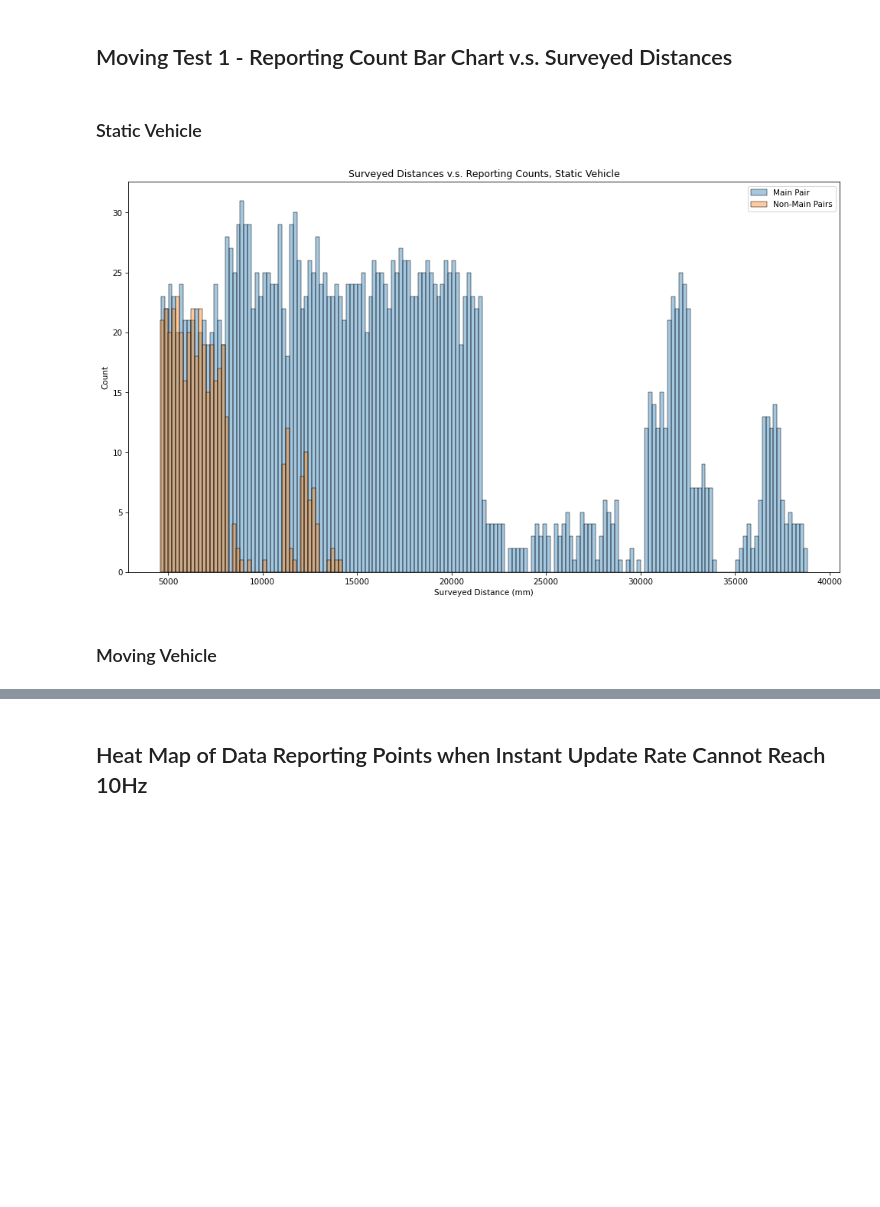
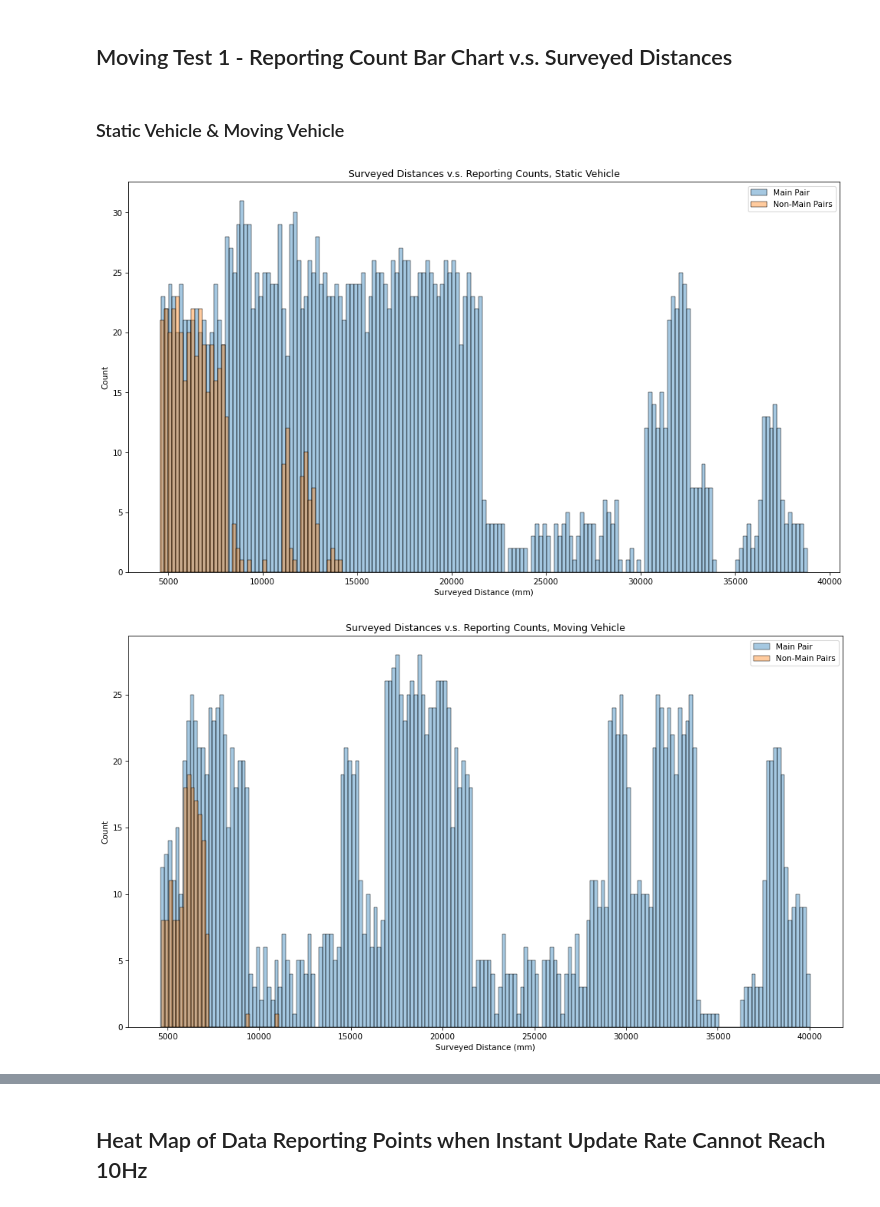
Before and after one commit to hegxiten/UWB-Lab-Rutgers-Rail, a Jupyter notebook: UWB_Ranging_System_Design_and_Testing/uwb_ranging_fieldtest_results/CONCISE_moving_test.ipynb, the cells around one changed output, grey strips where cells are left out. Cells and saved outputs as stored; diff of their text form; code cells hidden in the pictures; blank space fills up the shorter version.

```diff
--- a/UWB_Ranging_System_Design_and_Testing/uwb_ranging_fieldtest_results/CONCISE_moving_test.ipynb
+++ b/UWB_Ranging_System_Design_and_Testing/uwb_ranging_fieldtest_results/CONCISE_moving_test.ipynb
@@ -114,6 +114,10 @@ list_df_time_idx_moving = []
 list_df_dist_idx_static = []
 list_df_dist_idx_moving = []
 
+# Combination of All, Indexed by Instance Speed by Markers
+list_df_spd_idx_static = []
+list_df_spd_idx_moving = []
+
 for raw_name in all_test_names:
     parsing_results = moving_tests.get(raw_name)
     if not parsing_results:
@@ -124,6 +128,7 @@ for raw_name in all_test_names:
     for veh in parsing_results["vehicles"]:
         df_veh_time_idx = parsing_results[veh]["df_veh_time_idx"]
         df_veh_dist_idx = parsing_results[veh]["df_veh_dist_idx"]
+        df_veh_spd_idx = parsing_results[veh]["df_veh_spd_idx"]
         veh_err_bins = parsing_results[veh]["veh_err_bins"]
         df_stats_pairwise = parsing_results[veh]['df_stats_pairwise']
         df_stats_aggregated = parsing_results[veh]['df_stats_aggregated']
@@ -131,12 +136,14 @@ for raw_name in all_test_names:
             df_static_time_idx, static_bins = df_veh_time_idx, veh_err_bins
             list_df_time_idx_static.append(df_veh_time_idx)
             list_df_dist_idx_static.append(df_veh_dist_idx)
+            list_df_spd_idx_static.append(df_veh_spd_idx)
             static_stats_list_pairwise.append(df_stats_pairwise)
             static_stats_list_aggregated.append(df_stats_aggregated)
         elif veh == MOVING_VEH:
             df_moving_time_idx, moving_bins = df_veh_time_idx, veh_err_bins
             list_df_time_idx_moving.append(df_veh_time_idx)
             list_df_dist_idx_moving.append(df_veh_dist_idx)
+            list_df_spd_idx_moving.append(df_veh_spd_idx)
             moving_stats_list_pairwise.append(df_stats_pairwise)
             moving_stats_list_aggregated.append(df_stats_aggregated)
 
@@ -155,8 +162,10 @@ df_all_moving_stats_aggregated["Main Pair Counts"] = np.array(
 
 df_all_static_stats_dist_idx = pd.concat(list_df_dist_idx_static)
 df_all_static_stats_time_idx = pd.concat(list_df_time_idx_static)
+df_all_static_stats_spd_idx = pd.concat(list_df_spd_idx_static)
 df_all_moving_stats_dist_idx = pd.concat(list_df_dist_idx_moving)
 df_all_moving_stats_time_idx = pd.concat(list_df_time_idx_moving)
+df_all_moving_stats_spd_idx = pd.concat(list_df_spd_idx_moving)
 # %% [markdown]
 ## Moving Test 1 Overall Stats, Downtime
 # %%
@@ -618,43 +541,50 @@ plt.show()
 # %% [markdown]
 ## Moving Test 1 - Reporting Count Bar Chart v.s. Surveyed Distances
 # %% [markdown]
-### Static Vehicle
+### Static Vehicle & Moving Vehicle
 # %%
 dist_bin = 200
 
-static_veh_main_pair = (df_all_static_stats_time_idx[
-    (df_all_static_stats_time_idx["Initiating Master"] == static_main_master) &
-    (df_all_static_stats_time_idx["Reporting Slave"] == static_master_slave_mapping[static_main_master][0])]
-    ).sort_index()
+for df_veh_time_idx_all_tests in [df_all_static_stats_time_idx, df_all_moving_stats_time_idx]:
+    if df_veh_time_idx_all_tests['Initiating Vehicle'].unique()[0] == STATIC_VEH:
+        veh_name = "Static"
+    if df_veh_time_idx_all_tests['Initiating Vehicle'].unique()[0] == MOVING_VEH:
+        veh_name = "Moving"
+    main_df = df_veh_time_idx_all_tests[
+        (df_veh_time_idx_all_tests["Is Main Master"] == True) &
+        (df_veh_time_idx_all_tests["Is Main Slave"] == True)
+    ]
+    main_df = main_df[main_df.index.notnull()]
 
-static_veh_non_main = (df_all_static_stats_time_idx[
-    (df_all_static_stats_time_idx["Initiating Master"] != static_main_master) |
-    (df_all_static_stats_time_idx["Reporting Slave"] != static_master_slave_mapping[static_main_master][0])]
-    ).sort_index()
+    non_main_df = df_veh_time_idx_all_tests[
+        (df_veh_time_idx_all_tests["Is Main Master"] != True) |
+        (df_veh_time_idx_all_tests["Is Main Slave"] != True)
+    ]
+    non_main_df = non_main_df[non_main_df.index.notnull()]
 
-figure = plt.figure(figsize=(16, 9), dpi=PLOTTING_DPI)
-ax1 = figure.add_subplot(111)
-# Static Main Pair
-hist_1 = sns.histplot(data=static_veh_main_pair.reset_index(),
-                      x=static_veh_main_pair.reset_index()["Surveyed Distance (mm)"],
-                      binwidth=dist_bin,
-                      ax=ax1,
-                      color="C0",
-                      alpha=0.4,
-                      label="Main Pair")
+    figure = plt.figure(figsize=(16, 9), dpi=PLOTTING_DPI)
+    ax1 = figure.add_subplot(111)
 
-# Static Non-Main Pairs
-hist_2 = sns.histplot(data=static_veh_non_main.reset_index(),
-                      x=static_veh_non_main.reset_index()["Surveyed Distance (mm)"],
-                      binwidth=dist_bin,
-                      ax=ax1,
-                      color="C1",
-                      alpha=0.4,
-                      label="Non-Main Pairs")
-ax1.set_title("Surveyed Distances v.s. Reporting Counts, Static Vehicle")
-ax1.legend()
+    # Main Pair
+    hist_1 = sns.histplot(data=main_df.reset_index(),
+                        x=main_df.reset_index()["Surveyed Distance (mm)"],
+                        binwidth=dist_bin,
+                        ax=ax1,
+                        color="C0",
+                        alpha=0.4,
+                        label="Main Pair")
+
+    # Non-Main Pairs
+    hist_2 = sns.histplot(data=non_main_df.reset_index(),
+                        x=non_main_df.reset_index()["Surveyed Distance (mm)"],
+                        binwidth=dist_bin,
+                        ax=ax1,
+                        color="C1",
+                        alpha=0.4,
+                        label="Non-Main Pairs")
+    ax1.set_title("Surveyed Distances v.s. Reporting Counts, {} Vehicle".format(veh_name))
+    ax1.legend()
 plt.show()
 # %% [output]
 [figure]
+[figure, added]
-# %% [markdown]
-### Moving Vehicle
```
Also changed, not shown: parts of 11 cells of this notebook, 4 other files.
